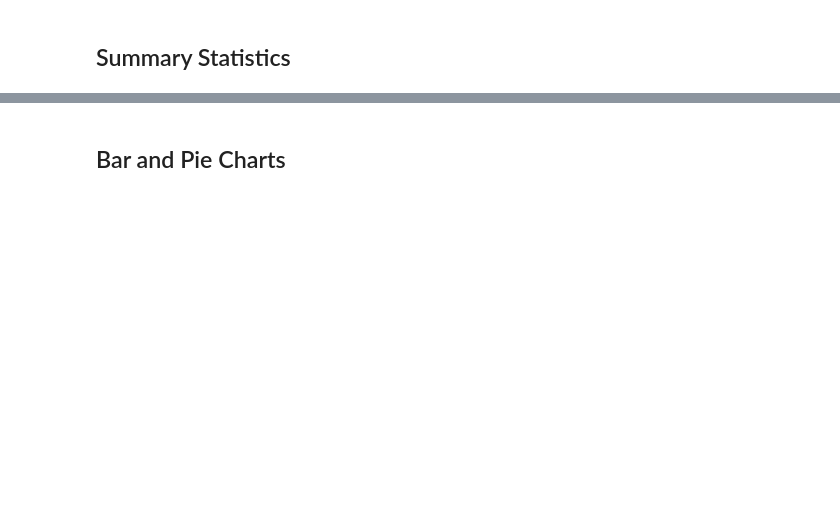
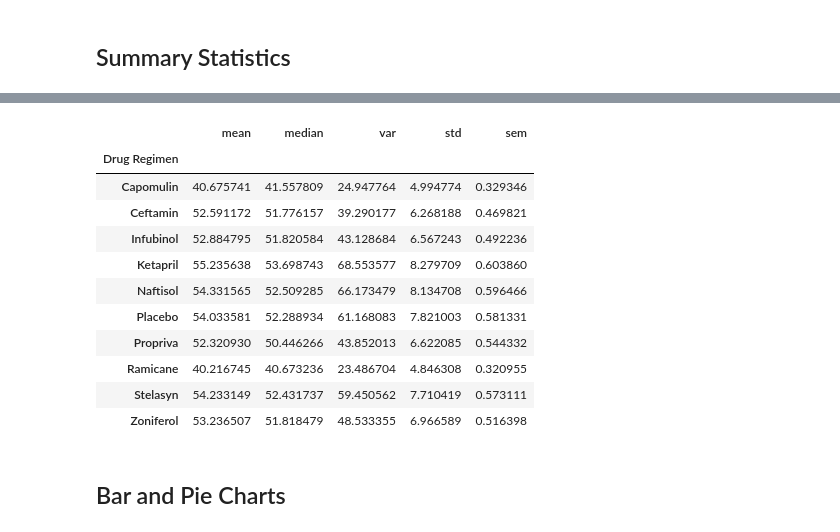
Before and after one commit to 86burke/matplotlib_challenge, a Jupyter notebook: Instructions/Pymaceuticals/pymaceuticals_starter.ipynb, the cells around one changed output, grey strips where cells are left out. Saved outputs shown, nothing was run; the diff lists cells and outputs as text; code cells hidden in the pictures; blank space fills up the shorter version.

```diff
--- a/Instructions/Pymaceuticals/pymaceuticals_starter.ipynb
+++ b/Instructions/Pymaceuticals/pymaceuticals_starter.ipynb
@@ -50,7 +104,23 @@ combined.head()
 # %%
 # Generate a summary statistics table of mean, median, variance, standard deviation, and SEM of the tumor volume for each regimen
 
 # Using the aggregation method, produce the same summary statistics in a single line
+group_by = clean_df.groupby('Drug Regimen')
+sum_stat_table = group_by.agg(['mean','median','var','std','sem'])['Tumor Volume (mm3)']
+sum_stat_table
+# %% [output]
+|  | mean | median | var | std | sem |
+| Drug Regimen |  |  |  |  |  |
+| Capomulin | 40.675741 | 41.557809 | 24.947764 | 4.994774 | 0.329346 |
+| Ceftamin | 52.591172 | 51.776157 | 39.290177 | 6.268188 | 0.469821 |
+| Infubinol | 52.884795 | 51.820584 | 43.128684 | 6.567243 | 0.492236 |
+| Ketapril | 55.235638 | 53.698743 | 68.553577 | 8.279709 | 0.603860 |
+| Naftisol | 54.331565 | 52.509285 | 66.173479 | 8.134708 | 0.596466 |
+| Placebo | 54.033581 | 52.288934 | 61.168083 | 7.821003 | 0.581331 |
+| Propriva | 52.320930 | 50.446266 | 43.852013 | 6.622085 | 0.544332 |
+| Ramicane | 40.216745 | 40.673236 | 23.486704 | 4.846308 | 0.320955 |
+| Stelasyn | 54.233149 | 52.431737 | 59.450562 | 7.710419 | 0.573111 |
+| Zoniferol | 53.236507 | 51.818479 | 48.533355 | 6.966589 | 0.516398 |
 # %% [markdown]
 ## Bar and Pie Charts
 # %%
```
Also changed, not shown: parts of 10 cells of this notebook.
